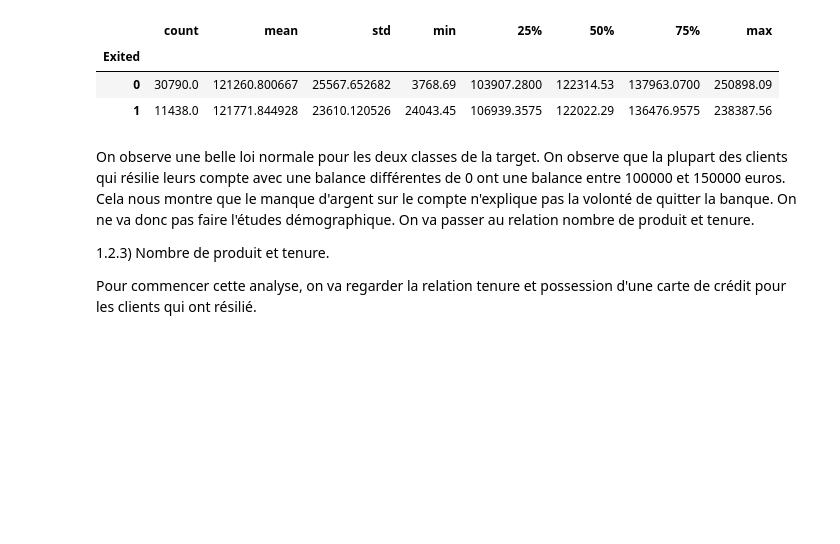
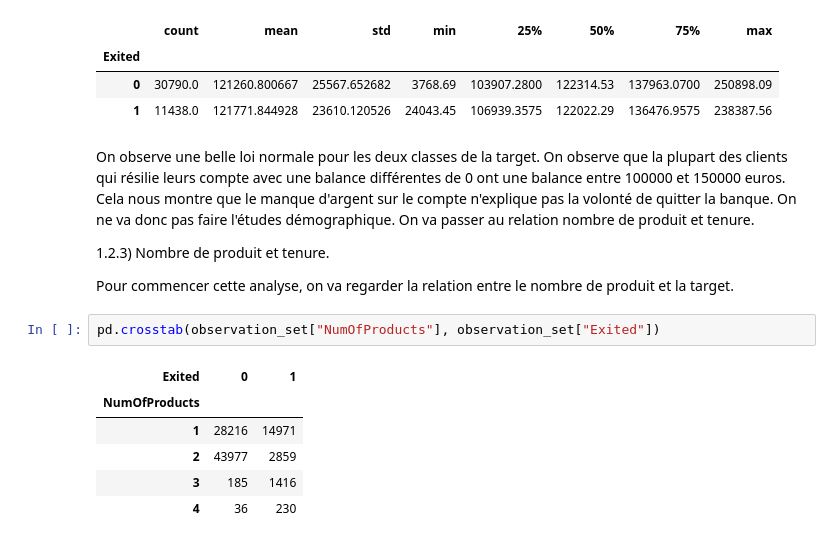
Before and after one commit to fmazur57u/Bank-churn, a Jupyter notebook: bankChurn/src/bankchurn/projet_bank_churn.ipynb, the cells around one changed output. Cells and saved outputs as stored; diff of their text form; blank space fills up the shorter version.

```diff
--- a/bankChurn/src/bankchurn/projet_bank_churn.ipynb
+++ b/bankChurn/src/bankchurn/projet_bank_churn.ipynb
@@ -231,4 +231,13 @@ On observe une belle loi normale pour les deux classes de la target. On observe
 
 1.2.3) Nombre de produit et tenure.
 
-Pour commencer cette analyse, on va regarder la relation tenure et possession d'une carte de crédit pour les clients qui ont résilié.
+Pour commencer cette analyse, on va regarder la relation entre le nombre de produit et la target.
+# %%
+pd.crosstab(observation_set["NumOfProducts"], observation_set["Exited"])
+# %% [output]
+| Exited | 0 | 1 |
+| NumOfProducts |  |  |
+| 1 | 28216 | 14971 |
+| 2 | 43977 | 2859 |
+| 3 | 185 | 1416 |
+| 4 | 36 | 230 |
```
Also changed, not shown: parts of 11 cells of this notebook.
